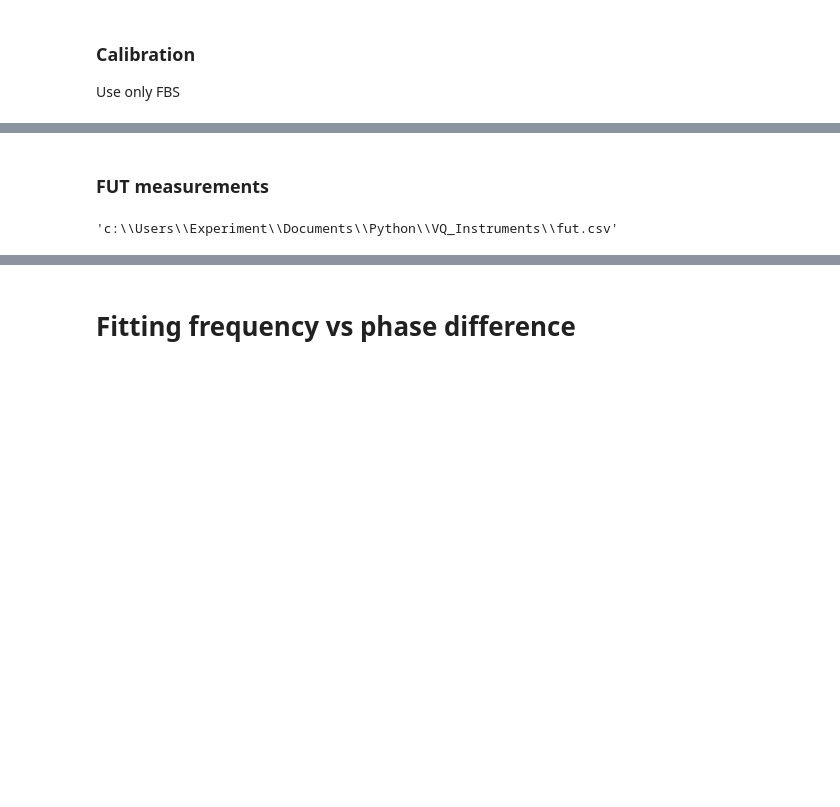
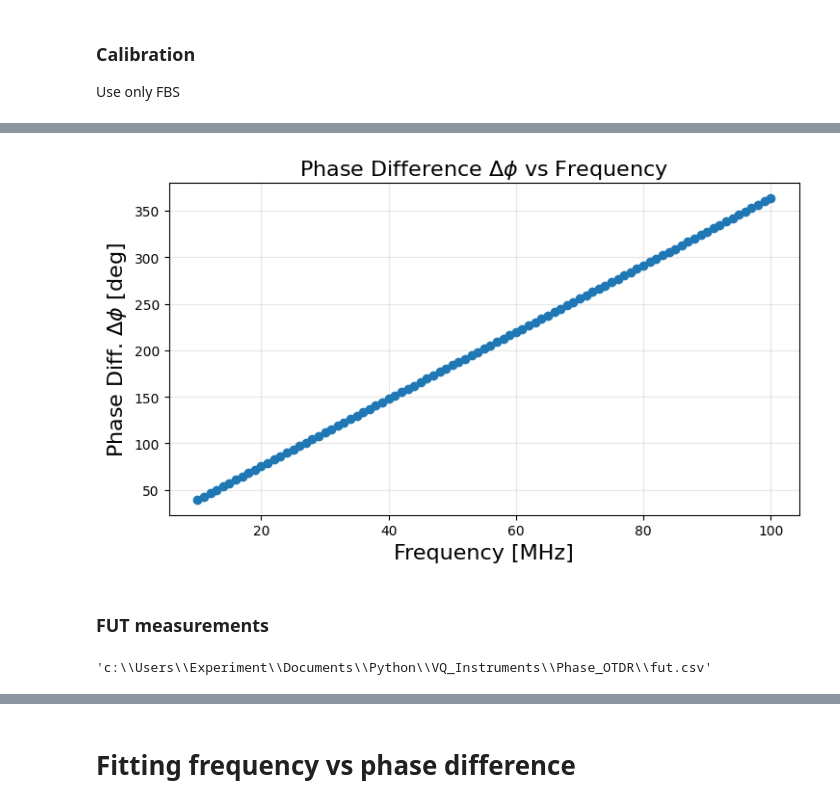
Before and after one commit to mpdealmeida7/VQ_Instruments, a Jupyter notebook: Phase_OTDR/phasometer_calibration_VFinal.ipynb, the cells around one changed output, grey strips where cells are left out. Saved outputs shown, nothing was run; the diff lists cells and outputs as text; code cells hidden in the pictures; blank space fills up the shorter version.

```diff
--- a/Phase_OTDR/phasometer_calibration_VFinal.ipynb
+++ b/Phase_OTDR/phasometer_calibration_VFinal.ipynb
@@ -163,3 +171,23 @@ client.plot_sweep(calib, y_key="delta_phi_unwrapped_deg", title="Unwrapped Δφ
+# %%
+calib[0]
+
+f=[]
+ph=[]
+
+for i in range(len(calib)):
+    f.append(calib[i]['frequency_hz']*1e-6)
+    ph.append(calib[i]['delta_phi_unwrapped_deg'])
+
+plt.figure(figsize=(7.5, 4.5))
+plt.plot(f, ph, marker='o', lw=1.5)
+plt.grid(True, alpha=0.3)
+plt.title( 'Phase Difference $\Delta\phi$ vs Frequency',fontsize=16)
+plt.xlabel(f'Frequency [MHz]',fontsize=16)
+plt.ylabel(f'Phase Diff. $\Delta\phi$ [deg]',fontsize=16)
+plt.tight_layout()
+plt.show()
+# %% [output]
+[figure, added]
 # %% [markdown]
 ### FUT measurements
 # %%
@@ -194,7 +222,7 @@ gen.output_off(1)
 #Save callibration data
 client.save_rows_to_csv(fut, "fut.csv")
 # %% [output]
-'c:\\Users\\Experiment\\Documents\\Python\\VQ_Instruments\\fut.csv'
+'c:\\Users\\Experiment\\Documents\\Python\\VQ_Instruments\\Phase_OTDR\\fut.csv'
 # %%
 ## Plot Frequency sweep
 client.plot_sweep(fut, y_key="delta_phi_unwrapped_deg", title="Unwrapped Δφ vs Frequency")
```
Also changed, not shown: parts of 11 cells of this notebook, 44 other files.
